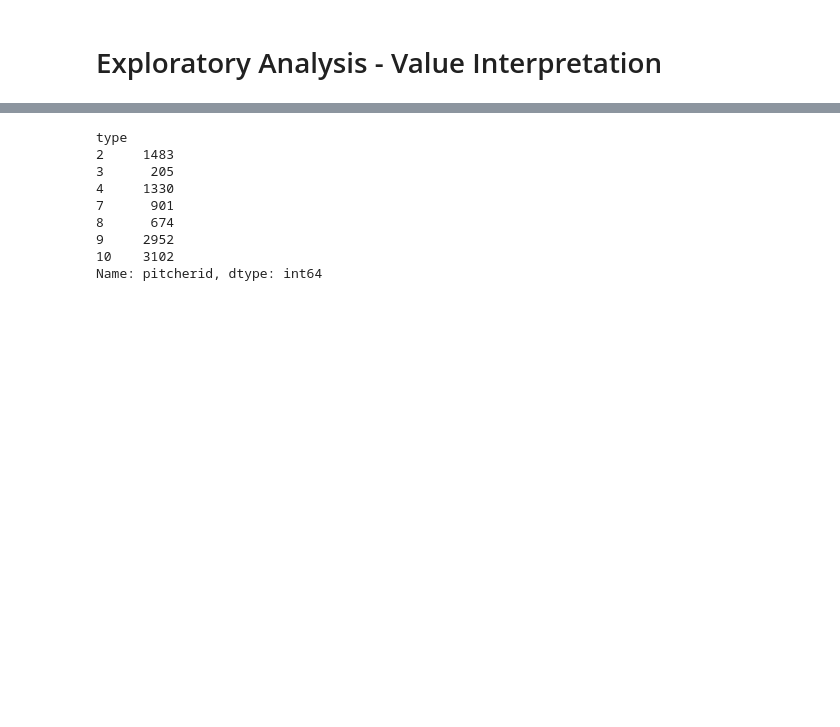
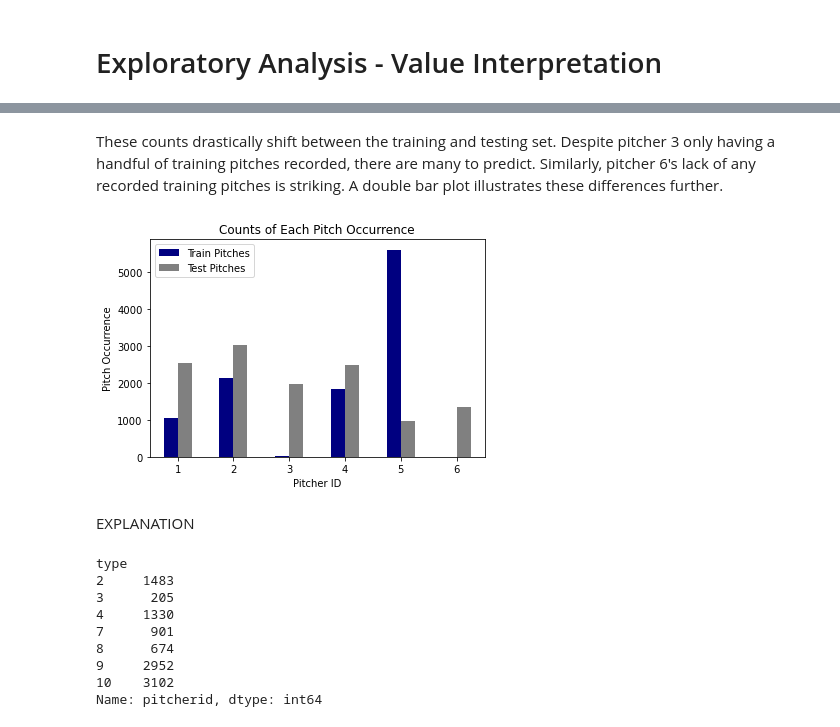
Before and after one commit to reetyf/yankees, a Jupyter notebook: Hailey_Weinschenk_QA_Associate_Questionnaire.ipynb, the cells around one changed output, grey strips where cells are left out. Saved outputs shown, nothing was run; the diff lists cells and outputs as text; code cells hidden in the pictures; blank space fills up the shorter version.

```diff
--- a/Hailey_Weinschenk_QA_Associate_Questionnaire.ipynb
+++ b/Hailey_Weinschenk_QA_Associate_Questionnaire.ipynb
@@ -175,0 +179,5 @@ This yields a pandas.groupby variable that needs subsequent aggregation function
+# %%
+t_by_pitcher = test.groupby(['pitcherid']) # creates groupby object that needs aggregation function, much like in SQL
+a = t_by_pitcher.count().iloc[:,0] # count agg function and has all identical columns
+a.name = "Test Pitches" # rename
+a
@@ -175,0 +193,5 @@ This yields a pandas.groupby variable that needs subsequent aggregation function
+# %%
+tr_by_pitcher = train.groupby(['pitcherid'])
+b = tr_by_pitcher.count().iloc[:,0]
+b.name = 'Train Pitches'
+b
@@ -176 +206,21 @@ This yields a pandas.groupby variable that needs subsequent aggregation function
+# %% [markdown]
+These counts drastically shift between the training and testing set. Despite pitcher 3 only having a handful of training pitches recorded, there are many to predict. Similarly, pitcher 6's lack of any recorded training pitches is striking. A double bar plot illustrates these differences further.
+# %%
+import matplotlib.pyplot as plt
+
+temp = pd.DataFrame(data = [b,a]).T
+temp.loc[6,'Train Pitches'] = 0
+
+
+temp.plot(kind='bar',color = ['Navy','Grey'])
+plt.title('Counts of Each Pitch Occurrence')
+plt.xlabel('Pitcher ID')
+plt.ylabel('Pitch Occurrence')
+plt.legend()
+plt.xticks(rotation = 0)
+plt.show()
+# %% [output]
+[figure, added]
+# %% [markdown]
+EXPLANATION
 # %%
```
Also changed, not shown: parts of 36 cells of this notebook.
